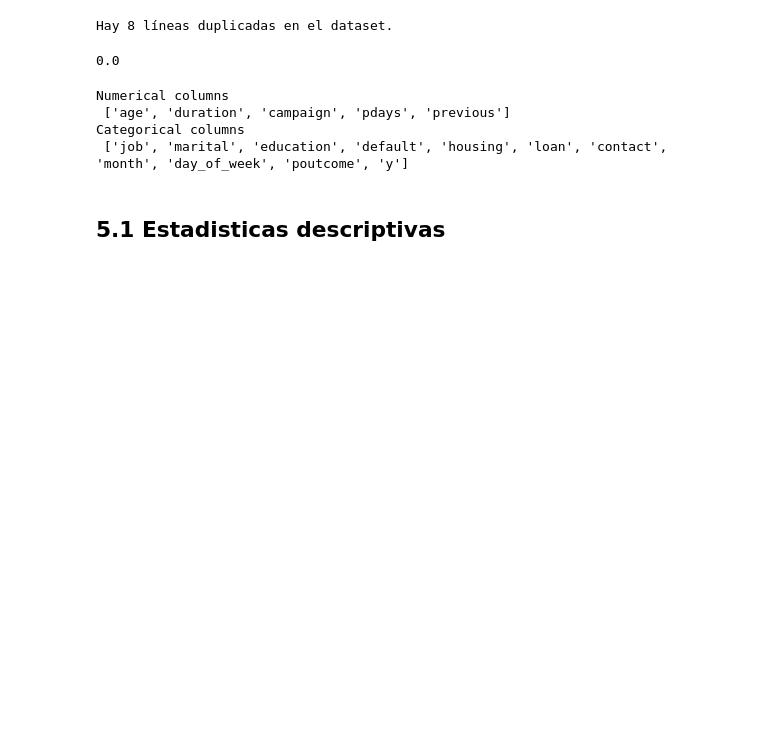
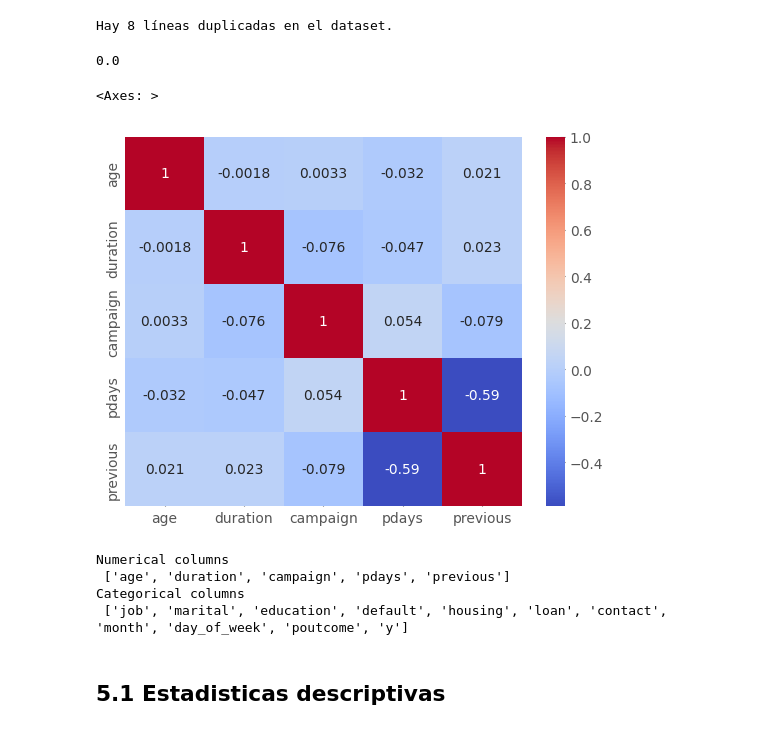
Before and after one commit to Lujanicolini/-mi-trabajo-practico-, a Jupyter notebook: PROYECTO_FINAL_NICOLINI.ipynb, the cells around one changed output. Cells and saved outputs as stored; diff of their text form; code cells hidden in the pictures; blank space fills up the shorter version.

```diff
--- a/PROYECTO_FINAL_NICOLINI.ipynb
+++ b/PROYECTO_FINAL_NICOLINI.ipynb
@@ -207,6 +209,16 @@ missing_values = df1.isnull().mean()*100
 missing_values.sum()
 # %% [output]
 0.0
+# %%
+
+# Calcula la correlación entre las variables
+correlation = df.corr()
+
+# Muestra la matriz de correlación con un mapa de calor
+sns.heatmap(correlation, annot=True, cmap='coolwarm')
+# %% [output]
+<Axes: >
+[figure, added]
 # %%
 #Función para extraer las columnas categóricas y las columnas numéricas en una lista separada para facilitar la EDA
 def get_num_cat_cols(df1):
```
Also changed, not shown: parts of 73 cells of this notebook.
